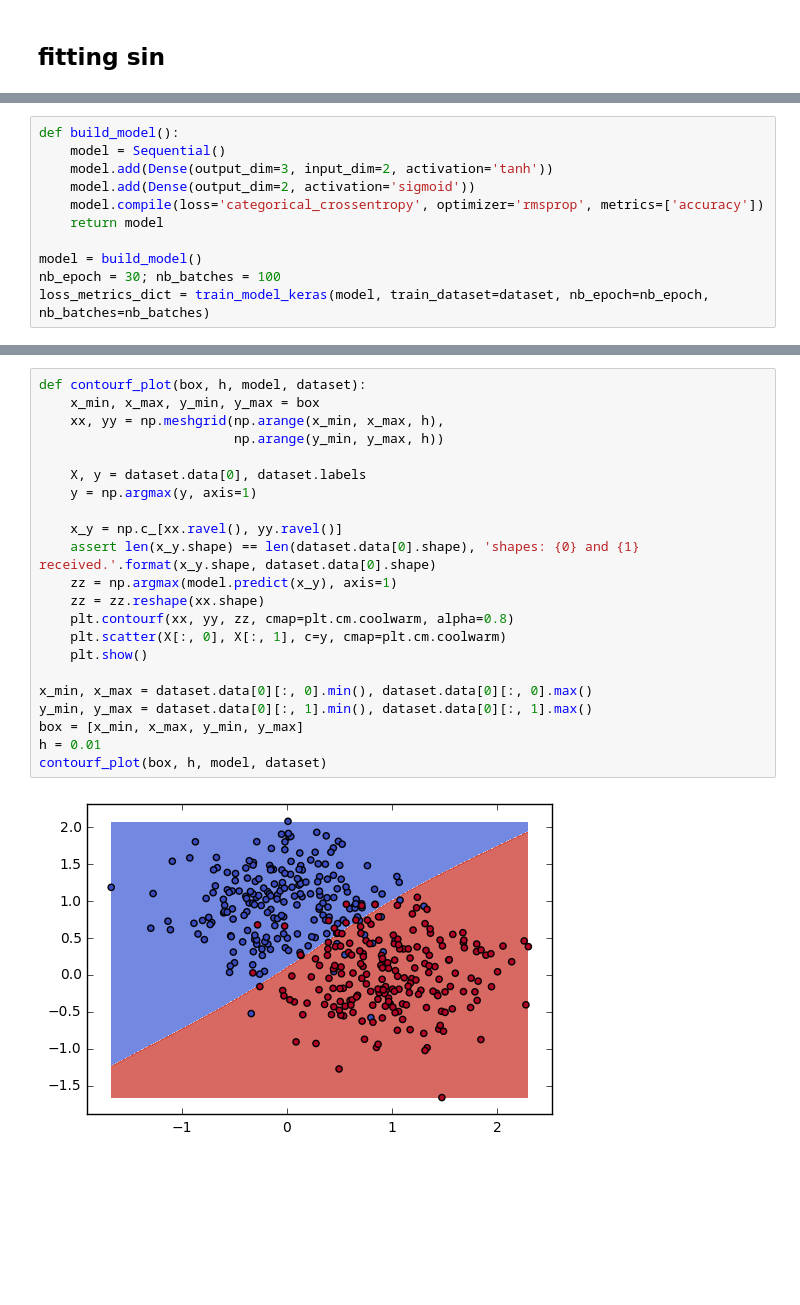
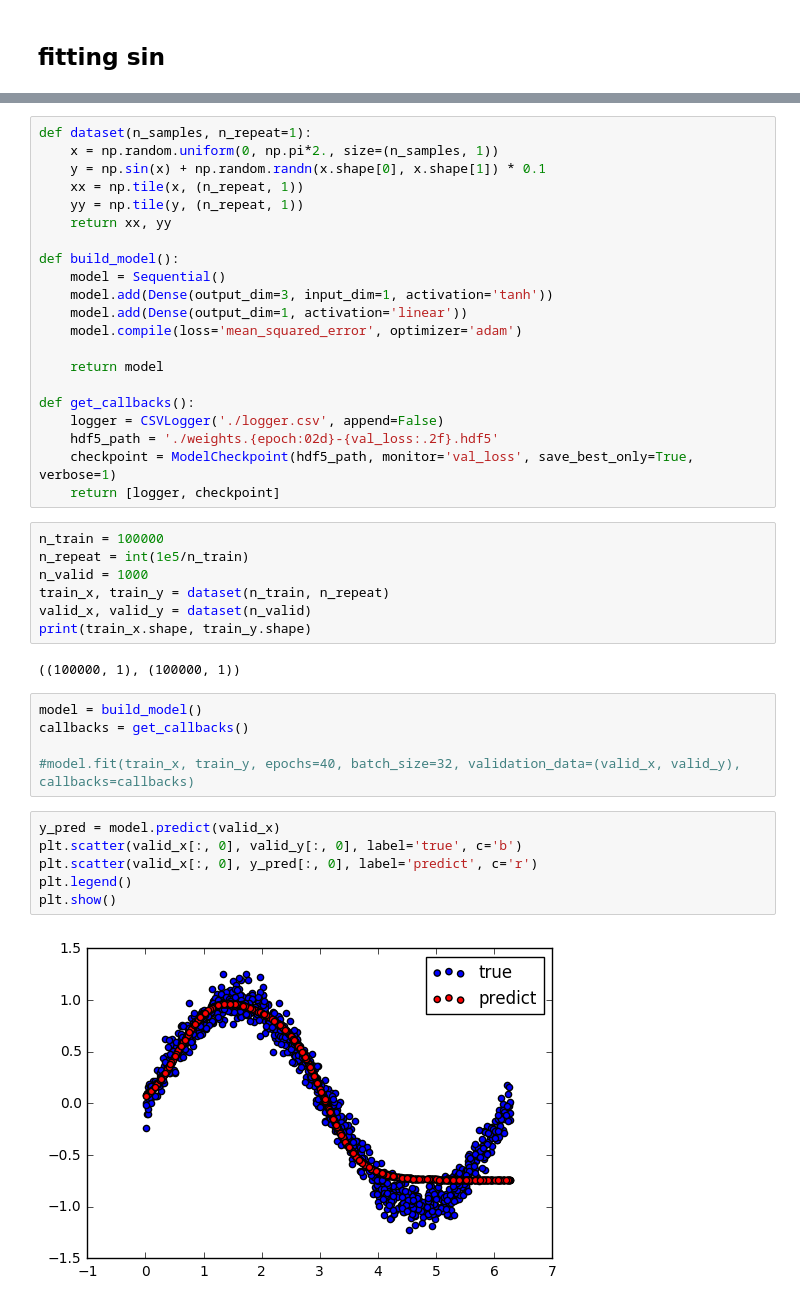
Before and after one commit to huizhuzhao/jupyter_notebook, a Jupyter notebook: jupyter_keras/examples/fitting.ipynb, the cells around one changed output, grey strips where cells are left out. Drawn from its saved outputs; the diff is of its cells as text; blank space fills up the shorter version.

```diff
--- a/jupyter_keras/examples/fitting.ipynb
+++ b/jupyter_keras/examples/fitting.ipynb
@@ -129,11 +11,0 @@ plt.show()
-# %%
-def build_model():
-    model = Sequential()
-    model.add(Dense(output_dim=3, input_dim=2, activation='tanh'))
-    model.add(Dense(output_dim=2, activation='sigmoid'))
-    model.compile(loss='categorical_crossentropy', optimizer='rmsprop', metrics=['accuracy'])
-    return model
-
-model = build_model()
-nb_epoch = 30; nb_batches = 100
-loss_metrics_dict = train_model_keras(model, train_dataset=dataset, nb_epoch=nb_epoch, nb_batches=nb_batches)
@@ -158,24 +12,43 @@ loss_metrics_dict = train_model_keras(model, train_dataset=dataset, nb_epoch=nb_
-# %%
-def contourf_plot(box, h, model, dataset):
-    x_min, x_max, y_min, y_max = box
-    xx, yy = np.meshgrid(np.arange(x_min, x_max, h),
-                         np.arange(y_min, y_max, h))
-
-    X, y = dataset.data[0], dataset.labels
-    y = np.argmax(y, axis=1)
-
-    x_y = np.c_[xx.ravel(), yy.ravel()]
-    assert len(x_y.shape) == len(dataset.data[0].shape), 'shapes: {0} and {1} received.'.format(x_y.shape, dataset.data[0].shape)
-    zz = np.argmax(model.predict(x_y), axis=1)
-    zz = zz.reshape(xx.shape)
-    plt.contourf(xx, yy, zz, cmap=plt.cm.coolwarm, alpha=0.8)
-    plt.scatter(X[:, 0], X[:, 1], c=y, cmap=plt.cm.coolwarm)
-    plt.show()
-
-x_min, x_max = dataset.data[0][:, 0].min(), dataset.data[0][:, 0].max()
-y_min, y_max = dataset.data[0][:, 1].min(), dataset.data[0][:, 1].max()
-box = [x_min, x_max, y_min, y_max]
-h = 0.01
-contourf_plot(box, h, model, dataset)
-# %% [output]
-[figure, removed]
+# %%
+def dataset(n_samples, n_repeat=1):
+    x = np.random.uniform(0, np.pi*2., size=(n_samples, 1))
+    y = np.sin(x) + np.random.randn(x.shape[0], x.shape[1]) * 0.1
+    xx = np.tile(x, (n_repeat, 1))
+    yy = np.tile(y, (n_repeat, 1))
+    return xx, yy
+
+def build_model():
+    model = Sequential()
+    model.add(Dense(output_dim=3, input_dim=1, activation='tanh'))
+    model.add(Dense(output_dim=1, activation='linear'))
+    model.compile(loss='mean_squared_error', optimizer='adam')
+
+    return model
+
+def get_callbacks():
+    logger = CSVLogger('./logger.csv', append=False)
+    hdf5_path = './weights.{epoch:02d}-{val_loss:.2f}.hdf5'
+    checkpoint = ModelCheckpoint(hdf5_path, monitor='val_loss', save_best_only=True, verbose=1)
+    return [logger, checkpoint]
+# %%
+n_train = 100000
+n_repeat = int(1e5/n_train)
+n_valid = 1000
+train_x, train_y = dataset(n_train, n_repeat)
+valid_x, valid_y = dataset(n_valid)
+print(train_x.shape, train_y.shape)
+# %% [output]
+((100000, 1), (100000, 1))
+# %%
+model = build_model()
+callbacks = get_callbacks()
+
+#model.fit(train_x, train_y, epochs=40, batch_size=32, validation_data=(valid_x, valid_y), callbacks=callbacks)
+# %%
+y_pred = model.predict(valid_x)
+plt.scatter(valid_x[:, 0], valid_y[:, 0], label='true', c='b')
+plt.scatter(valid_x[:, 0], y_pred[:, 0], label='predict', c='r')
+plt.legend()
+plt.show()
+# %% [output]
+[figure, added]
```
Also changed, not shown: parts of 12 cells of this notebook, 16 other files.
